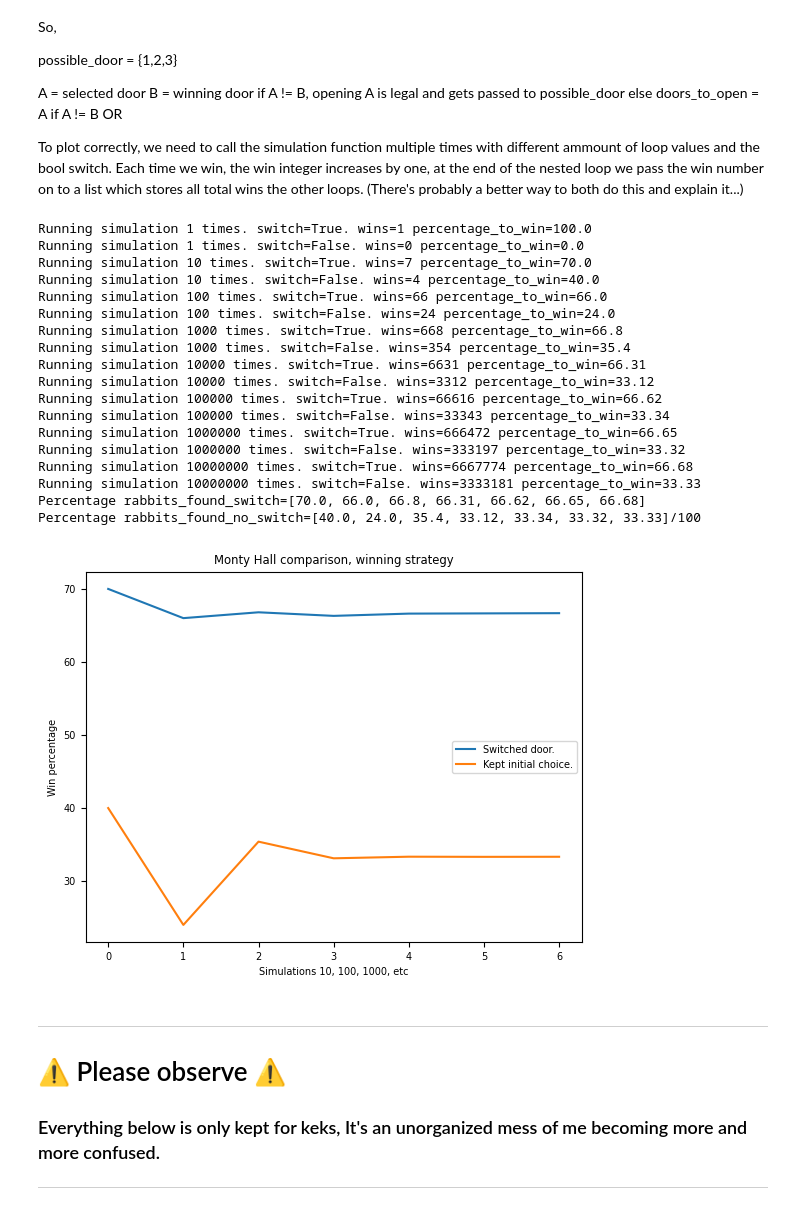
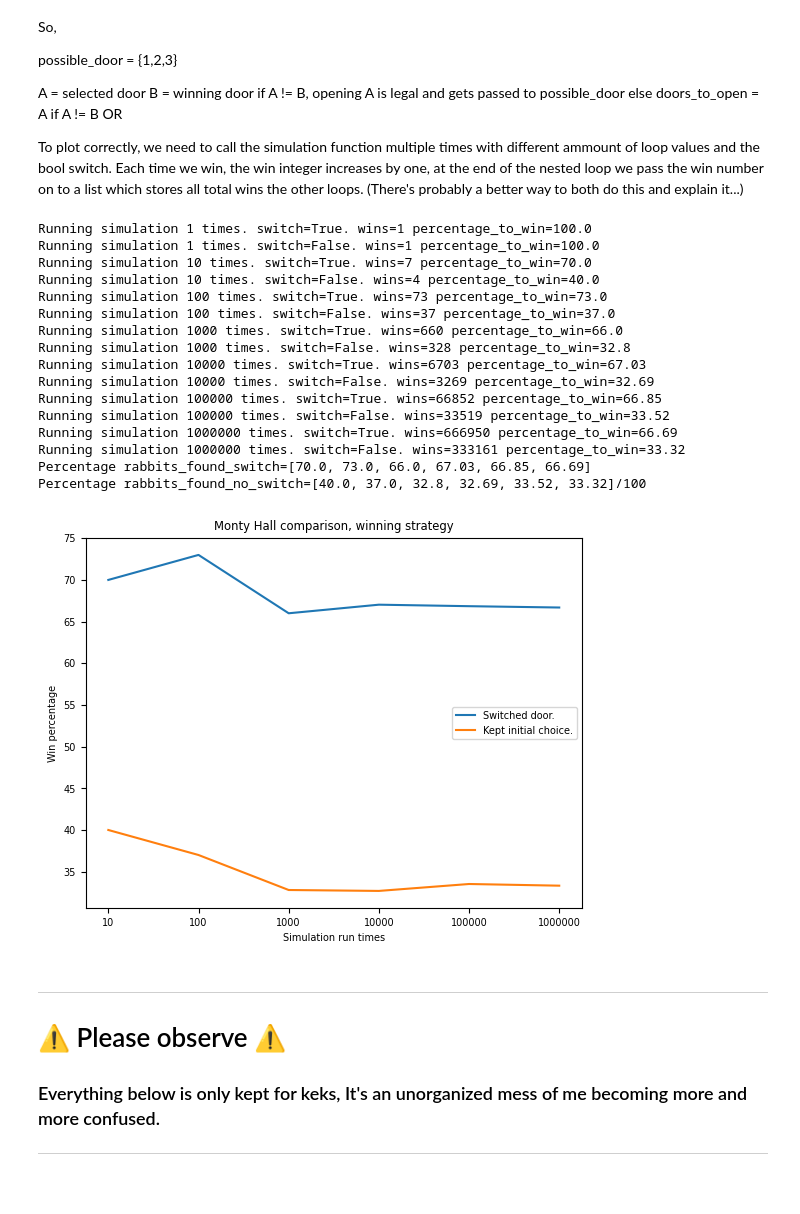
Before and after one commit to helveticae/ITHS, a Jupyter notebook: Excercises/E04 - List Excercises.ipynb, the cells around one changed output. Cells and saved outputs as stored; diff of their text form; code cells hidden in the pictures.

```diff
--- a/Excercises/E04 - List Excercises.ipynb
+++ b/Excercises/E04 - List Excercises.ipynb
@@ -179,51 +279,50 @@ def monty_hall_sim(times: int, switch: bool):  # Takes times and switch args
 def list_append(lst, item):
   lst.append(item)
   return lst
 
 if __name__ == "__main__":
     rabbits_found_switch = []
     rabbits_found_no_switch = []
 
-    for i in range(8):
+    for i in range(7):
         tries = 10**i ##  How to make this loop work without having to pop first
         monty_hall_sim(tries, True)
         monty_hall_sim(tries, False)
     rabbits_found_switch.pop(0) # workaround becaue of tries being variable in loop (i)
     rabbits_found_no_switch.pop(0)
 
 ## Plot with matplotlib
 
 plt.rcParams.update({'font.size': 7})
 plt.plot(rabbits_found_switch, label="Switched door.")
 plt.plot(rabbits_found_no_switch, label="Kept initial choice.")
+plt.xticks([0,1,2,3,4,5], [10, 100, 1000, 10000, 100000, 1000000])
 plt.ylabel("Win percentage")
-plt.xlabel("Simulations 10, 100, 1000, etc")
+plt.xlabel("Simulation run times") # Better name for this?
 plt.legend(loc="center right")
 plt.title("Monty Hall comparison, winning strategy")
 
 print(
     f"Percentage {rabbits_found_switch=} \n"
     f"Percentage {rabbits_found_no_switch=}/100 \n")
 # %% [output]
 Running simulation 1 times. switch=True. wins=1 percentage_to_win=100.0
-Running simulation 1 times. switch=False. wins=0 percentage_to_win=0.0
+Running simulation 1 times. switch=False. wins=1 percentage_to_win=100.0
 Running simulation 10 times. switch=True. wins=7 percentage_to_win=70.0
 Running simulation 10 times. switch=False. wins=4 percentage_to_win=40.0
-Running simulation 100 times. switch=True. wins=66 percentage_to_win=66.0
-Running simulation 100 times. switch=False. wins=24 percentage_to_win=24.0
-Running simulation 1000 times. switch=True. wins=668 percentage_to_win=66.8
-Running simulation 1000 times. switch=False. wins=354 percentage_to_win=35.4
-Running simulation 10000 times. switch=True. wins=6631 percentage_to_win=66.31
-Running simulation 10000 times. switch=False. wins=3312 percentage_to_win=33.12
-Running simulation 100000 times. switch=True. wins=66616 percentage_to_win=66.62
-Running simulation 100000 times. switch=False. wins=33343 percentage_to_win=33.34
-Running simulation 1000000 times. switch=True. wins=666472 percentage_to_win=66.65
-Running simulation 1000000 times. switch=False. wins=333197 percentage_to_win=33.32
-Running simulation 10000000 times. switch=True. wins=6667774 percentage_to_win=66.68
-Running simulation 10000000 times. switch=False. wins=3333181 percentage_to_win=33.33
-Percentage rabbits_found_switch=[70.0, 66.0, 66.8, 66.31, 66.62, 66.65, 66.68]
-Percentage rabbits_found_no_switch=[40.0, 24.0, 35.4, 33.12, 33.34, 33.32, 33.33]/100
+Running simulation 100 times. switch=True. wins=73 percentage_to_win=73.0
+Running simulation 100 times. switch=False. wins=37 percentage_to_win=37.0
+Running simulation 1000 times. switch=True. wins=660 percentage_to_win=66.0
+Running simulation 1000 times. switch=False. wins=328 percentage_to_win=32.8
+Running simulation 10000 times. switch=True. wins=6703 percentage_to_win=67.03
+Running simulation 10000 times. switch=False. wins=3269 percentage_to_win=32.69
+Running simulation 100000 times. switch=True. wins=66852 percentage_to_win=66.85
+Running simulation 100000 times. switch=False. wins=33519 percentage_to_win=33.52
+Running simulation 1000000 times. switch=True. wins=666950 percentage_to_win=66.69
+Running simulation 1000000 times. switch=False. wins=333161 percentage_to_win=33.32
+Percentage rabbits_found_switch=[70.0, 73.0, 66.0, 67.03, 66.85, 66.69]
+Percentage rabbits_found_no_switch=[40.0, 37.0, 32.8, 32.69, 33.52, 33.32]/100
-[figure, old version]
+[figure, new version]
 # %% [markdown]
 ---
 
```
Also changed, not shown: parts of 5 cells of this notebook.
